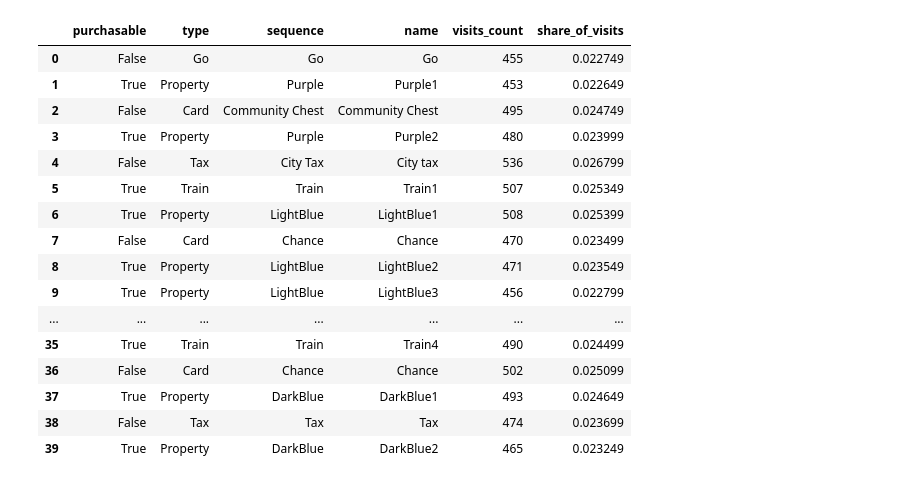
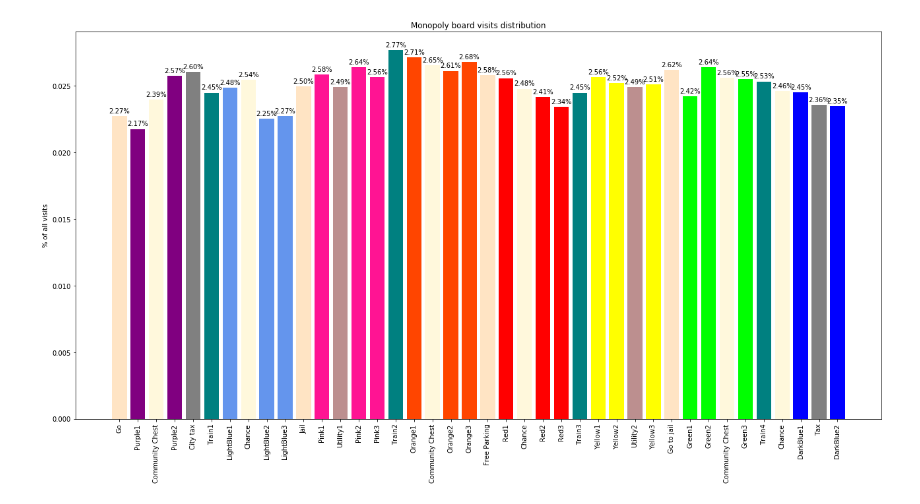
Before and after one commit to hitchhiker744/monopoly_math, a Jupyter notebook: simulation.ipynb, the cells around one changed output. Saved outputs shown, nothing was run; the diff lists cells and outputs as text; code cells hidden in the pictures.

```diff
--- a/simulation.ipynb
+++ b/simulation.ipynb
@@ -24,20 +19,35 @@ game.results['share_of_visits'].plot(kind='bar', x=game.results['type'])
-# %%
-game.results
-# %% [output]
-|  | purchasable | type | sequence | name | visits_count | share_of_visits |
-| 0 | False | Go | Go | Go | 455 | 0.022749 |
-| 1 | True | Property | Purple | Purple1 | 453 | 0.022649 |
-| 2 | False | Card | Community Chest | Community Chest | 495 | 0.024749 |
-| 3 | True | Property | Purple | Purple2 | 480 | 0.023999 |
-| 4 | False | Tax | City Tax | City tax | 536 | 0.026799 |
-| 5 | True | Train | Train | Train1 | 507 | 0.025349 |
-| 6 | True | Property | LightBlue | LightBlue1 | 508 | 0.025399 |
-| 7 | False | Card | Chance | Chance | 470 | 0.023499 |
-| 8 | True | Property | LightBlue | LightBlue2 | 471 | 0.023549 |
-| 9 | True | Property | LightBlue | LightBlue3 | 456 | 0.022799 |
-| ... | ... | ... | ... | ... | ... | ... |
-| 35 | True | Train | Train | Train4 | 490 | 0.024499 |
-| 36 | False | Card | Chance | Chance | 502 | 0.025099 |
-| 37 | True | Property | DarkBlue | DarkBlue1 | 493 | 0.024649 |
-| 38 | False | Tax | Tax | Tax | 474 | 0.023699 |
-| 39 | True | Property | DarkBlue | DarkBlue2 | 465 | 0.023249 |
+# %%
+df = simulation.results
+# %%
+labels = df['name']
+values = df['share_of_visits']
+colors = df['color']
+# %%
+import numpy as np
+x = np.arange(len(labels))
+width = 0.8
+# %%
+fig, ax = plt.subplots()
+rects1 = ax.bar(x, values, width, color=colors)
+
+
+ax.set_ylabel('% of all visits')
+ax.set_title('Monopoly board visits distribution')
+ax.set_xticks(x)
+ax.set_xticklabels(labels, rotation='vertical')
+
+def autolabel(rects):
+    for rect in rects:
+        height = rect.get_height()
+        ax.annotate('{:.2%}'.format(height),
+                   xy=(rect.get_x() + rect.get_width() / 2, height),
+                   xytext=(0, 3),
+                   textcoords="offset points",
+                   ha = 'center', va='bottom')
+autolabel(rects1)
+fig.set_size_inches(18,10)
+fig.set_facecolor('white')
+fig.tight_layout()
+plt.show()
+# %% [output]
+[figure, added]
```
Also changed, not shown: parts of 3 cells of this notebook, 3 other files.
